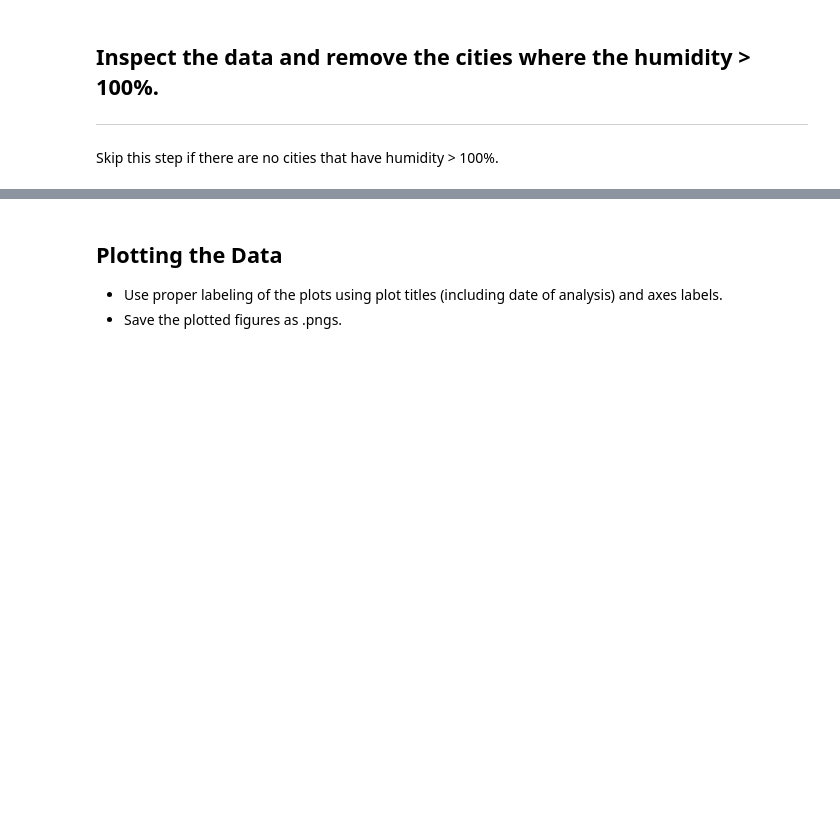
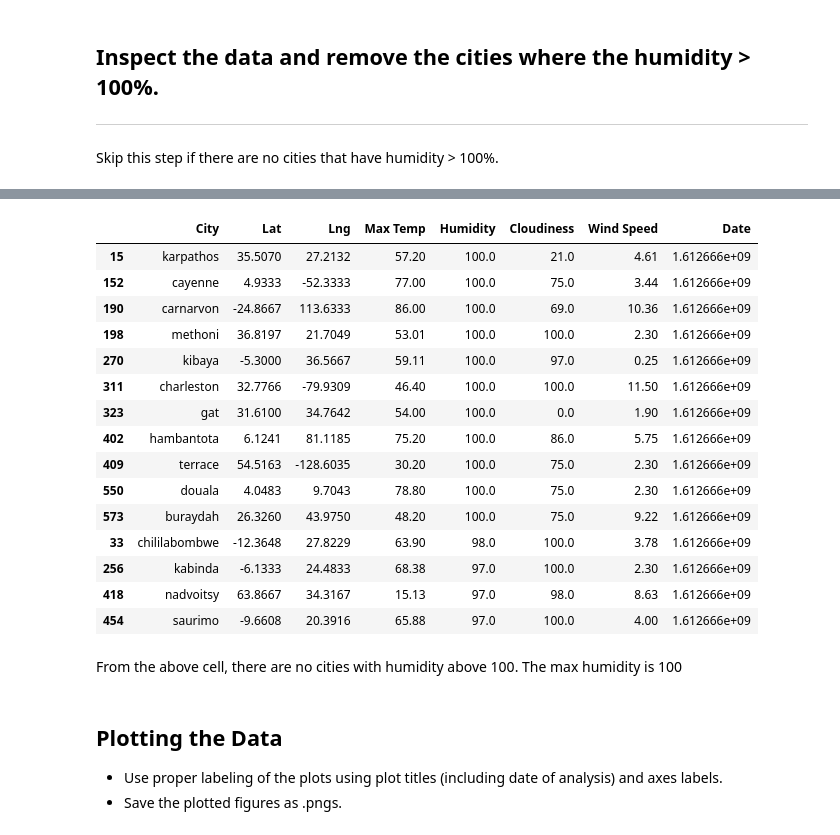
Before and after one commit to JGarvert/python-api-challenge, a Jupyter notebook: WeatherPy/WeatherPy.ipynb, the cells around one changed output, grey strips where cells are left out. Cells and saved outputs as stored; diff of their text form; code cells hidden in the pictures; blank space fills up the shorter version.

```diff
--- a/WeatherPy/WeatherPy.ipynb
+++ b/WeatherPy/WeatherPy.ipynb
@@ -206,8 +210,8 @@ city_df.head()
 # %%
 # Change humidity to a number
-city_df['Humidity'] = city_df['Humidity'].astype(float)
+# city_df['Humidity'] = city_df['Humidity'].astype(float)
 
 # test if any cities have humidity over 100%
-city_df.dtypes
-# city_df['Humidity'].max()
+city_df['Humidity'].max()
+city_df.sort_values(by=['Humidity']).head(5)
 # %% [output]
@@ -215,2 +224,23 @@ ValueError: could not convert string to float: ''
+# %%
+city_df.nlargest(15,['Humidity'])
+# %% [output]
+|  | City | Lat | Lng | Max Temp | Humidity | Cloudiness | Wind Speed | Date |
+| 15 | karpathos | 35.5070 | 27.2132 | 57.20 | 100.0 | 21.0 | 4.61 | 1.612666e+09 |
+| 152 | cayenne | 4.9333 | -52.3333 | 77.00 | 100.0 | 75.0 | 3.44 | 1.612666e+09 |
+| 190 | carnarvon | -24.8667 | 113.6333 | 86.00 | 100.0 | 69.0 | 10.36 | 1.612666e+09 |
+| 198 | methoni | 36.8197 | 21.7049 | 53.01 | 100.0 | 100.0 | 2.30 | 1.612666e+09 |
+| 270 | kibaya | -5.3000 | 36.5667 | 59.11 | 100.0 | 97.0 | 0.25 | 1.612666e+09 |
+| 311 | charleston | 32.7766 | -79.9309 | 46.40 | 100.0 | 100.0 | 11.50 | 1.612666e+09 |
+| 323 | gat | 31.6100 | 34.7642 | 54.00 | 100.0 | 0.0 | 1.90 | 1.612666e+09 |
+| 402 | hambantota | 6.1241 | 81.1185 | 75.20 | 100.0 | 86.0 | 5.75 | 1.612666e+09 |
+| 409 | terrace | 54.5163 | -128.6035 | 30.20 | 100.0 | 75.0 | 2.30 | 1.612666e+09 |
+| 550 | douala | 4.0483 | 9.7043 | 78.80 | 100.0 | 75.0 | 2.30 | 1.612666e+09 |
+| 573 | buraydah | 26.3260 | 43.9750 | 48.20 | 100.0 | 75.0 | 9.22 | 1.612666e+09 |
+| 33 | chililabombwe | -12.3648 | 27.8229 | 63.90 | 98.0 | 100.0 | 3.78 | 1.612666e+09 |
+| 256 | kabinda | -6.1333 | 24.4833 | 68.38 | 97.0 | 100.0 | 2.30 | 1.612666e+09 |
+| 418 | nadvoitsy | 63.8667 | 34.3167 | 15.13 | 97.0 | 98.0 | 8.63 | 1.612666e+09 |
+| 454 | saurimo | -9.6608 | 20.3916 | 65.88 | 97.0 | 100.0 | 4.00 | 1.612666e+09 |
+# %% [markdown]
+From the above cell, there are no cities with humidity above 100. The max humidity is 100
 # %%
 #  Get the indices of cities that have humidity over 100%.
```
Also changed, not shown: parts of 7 cells of this notebook, 1 other file.
